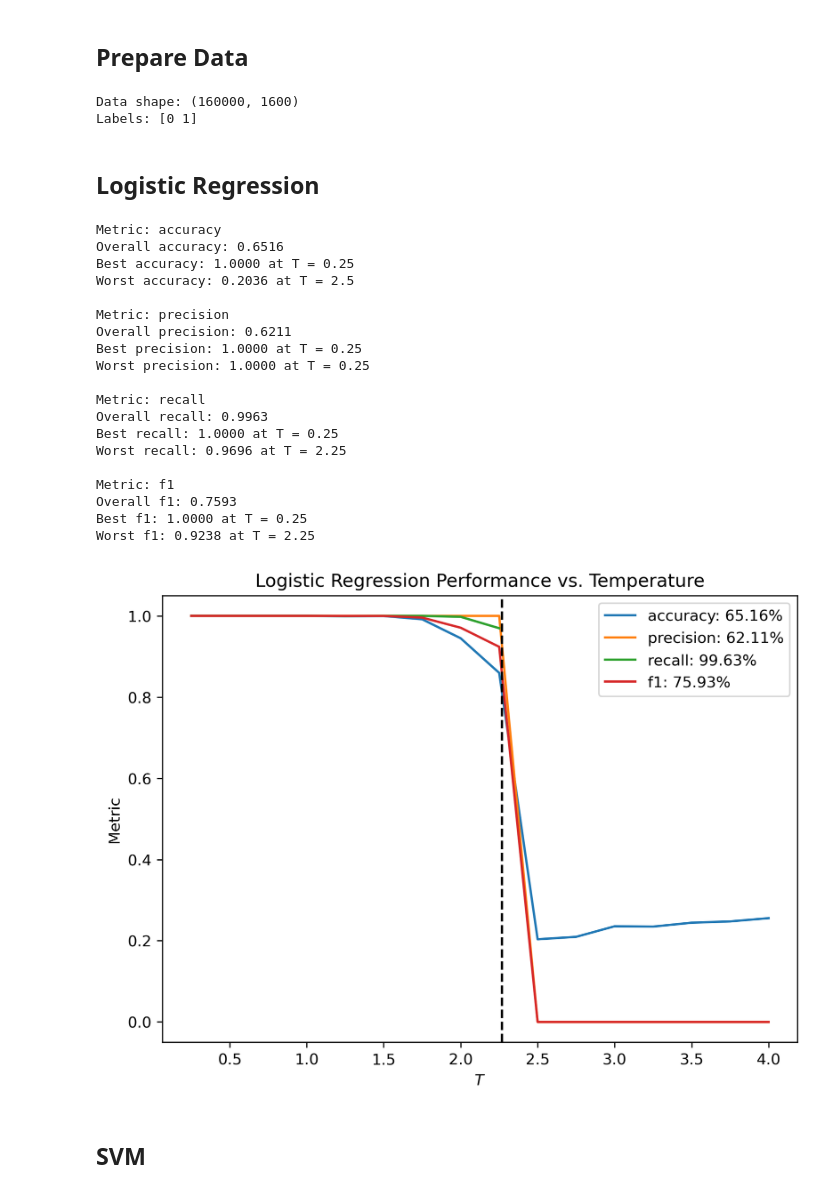
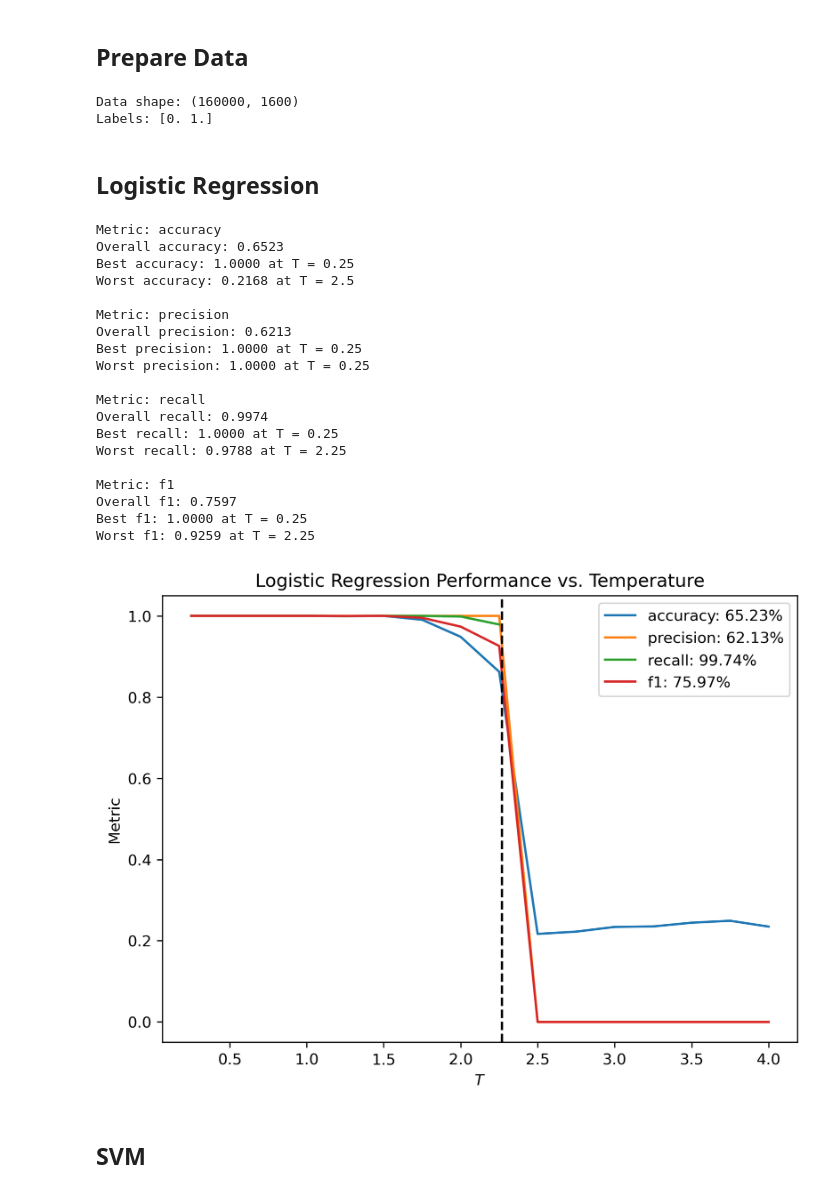
Before and after one commit to DanDan0101/PSI-Machine-Learning, a Jupyter notebook: Homework 1/HW 1.ipynb, the cells around one changed output. Cells and saved outputs as stored; diff of their text form; code cells hidden in the pictures.

```diff
--- a/Homework 1/HW 1.ipynb
+++ b/Homework 1/HW 1.ipynb
@@ -44,24 +38,24 @@ label_file_name = "Ising2DFM_reSample_L40_T=All_labels.pkl"
 
 with open(data_file_name, "rb") as pickle_file:
     data = pickle.load(pickle_file)
-data = np.unpackbits(data).reshape(-1, 1600).astype(np.int32)
+data = np.ascontiguousarray(np.unpackbits(data).reshape(-1, 1600), dtype = np.float64)
 data[np.where(data==0)] = -1
 
 # Label is 1 for ordered states and 0 for disordered states
 with open(label_file_name, "rb") as pickle_file:
-    labels = pickle.load(pickle_file).astype(np.int32)
+    labels = np.ascontiguousarray(pickle.load(pickle_file), dtype = np.float64)
 
 print("Data shape:", data.shape)
 print("Labels:", np.unique(labels))
 # %% [output]
 Data shape: (160000, 1600)
-Labels: [0 1]
+Labels: [0. 1.]
 # %%
 # 75% train, 25% test
 data_train, data_test, labels_train, labels_test, temps_train, temps_test = train_test_split(data, labels, temps, stratify = temps)
 # %%
-scorers = ["accuracy", "precision", "recall", "f1"]
-scoring_functions = [accuracy_score,
-                     lambda y_true, y_pred: precision_score(y_true, y_pred, zero_division = np.nan),
-                     lambda y_true, y_pred: recall_score(y_true, y_pred, zero_division = np.nan),
-                     lambda y_true, y_pred: f1_score(y_true, y_pred, zero_division = np.nan)]
+scores = ["accuracy", "precision", "recall", "f1"]
+scorers = [make_scorer(accuracy_score),
+           make_scorer(precision_score, zero_division = np.nan),
+           make_scorer(recall_score, zero_division = np.nan),
+           make_scorer(f1_score, zero_division = np.nan)]
@@ -77,63 +97,38 @@ lr_models = [LogisticRegressionCV(l1_ratios = (0,), scoring = scorer, max_iter =
 for lr_model in tqdm(lr_models):
     lr_model.fit(data_train, labels_train)
 # %%
-lr_scores = np.zeros(len(scorers))
-lr_scores_temps = np.zeros((len(scorers), 16))
-
-for i, lr_model in enumerate(tqdm(lr_models)):
-    print("Metric: {}".format(lr_model.scoring))
-    lr_scores[i] = lr_model.score(data_test, labels_test)
-    print("Overall {}: {:.4f}".format(lr_model.scoring, lr_scores[i]))
-    for j in range(16):
-        temp = 0.25 * (j + 1)
-        if lr_model.scoring == "recall" and temp > T_c:
-            # Recall is ill-defined when there are no positive samples
-            lr_scores_temps[i, j] = np.nan
-        else:
-            lr_scores_temps[i, j] = lr_model.score(data_test[temps_test == temp], labels_test[temps_test == temp])
-    if lr_model.scoring == "accuracy":
-        print("Best {}: {:.4f} at T = {}".format(lr_model.scoring, np.max(lr_scores_temps[i]),
-                                                 0.25 * (np.argmax(lr_scores_temps[i]) + 1)))
-        print("Worst {}: {:.4f} at T = {}".format(lr_model.scoring, np.min(lr_scores_temps[i]),
-                                                  0.25 * (np.argmin(lr_scores_temps[i]) + 1)))
-    else:
-        # Precision and F1 are trivially 0 when there are no positive samples
-        print("Best {}: {:.4f} at T = {}".format(lr_model.scoring, np.max(lr_scores_temps[i, :9]),
-                                                 0.25 * (np.argmax(lr_scores_temps[i, :9]) + 1)))
-        print("Worst {}: {:.4f} at T = {}".format(lr_model.scoring, np.min(lr_scores_temps[i, :9]),
-                                                  0.25 * (np.argmin(lr_scores_temps[i, :9]) + 1)))
-    print()
+lr_scores, lr_scores_temps = evaluate_models(lr_models)
 # %% [output]
 Metric: accuracy
-Overall accuracy: 0.6516
+Overall accuracy: 0.6523
 Best accuracy: 1.0000 at T = 0.25
-Worst accuracy: 0.2036 at T = 2.5
+Worst accuracy: 0.2168 at T = 2.5
 
 Metric: precision
-Overall precision: 0.6211
+Overall precision: 0.6213
 Best precision: 1.0000 at T = 0.25
 Worst precision: 1.0000 at T = 0.25
 
 Metric: recall
-Overall recall: 0.9963
+Overall recall: 0.9974
 Best recall: 1.0000 at T = 0.25
-Worst recall: 0.9696 at T = 2.25
+Worst recall: 0.9788 at T = 2.25
 
 Metric: f1
-Overall f1: 0.7593
+Overall f1: 0.7597
 Best f1: 1.0000 at T = 0.25
-Worst f1: 0.9238 at T = 2.25
+Worst f1: 0.9259 at T = 2.25
 # %%
 plt.figure(dpi = 300, layout = "constrained")
-for i, scorer in enumerate(scorers):
-    plt.plot(np.linspace(0.25, 4., 16), lr_scores_temps[i], label = "{}: {:.2%}".format(scorer, lr_scores[i]))
+for i in range(len(scorers)):
+    plt.plot(np.linspace(0.25, 4., 16), lr_scores_temps[i], label = "{}: {:.2%}".format(scores[i], lr_scores[i]))
 plt.axvline(T_c, color = "k", linestyle = "--")
 plt.xlabel(r"$T$")
 plt.ylabel("Metric")
 plt.title("Logistic Regression Performance vs. Temperature")
 plt.legend()
 plt.savefig("logistic.pdf")
 # %% [output]
-[figure, old version]
+[figure, new version]
 # %% [markdown]
 ## SVM
```
Also changed, not shown: parts of 17 cells of this notebook, 4 other files.
